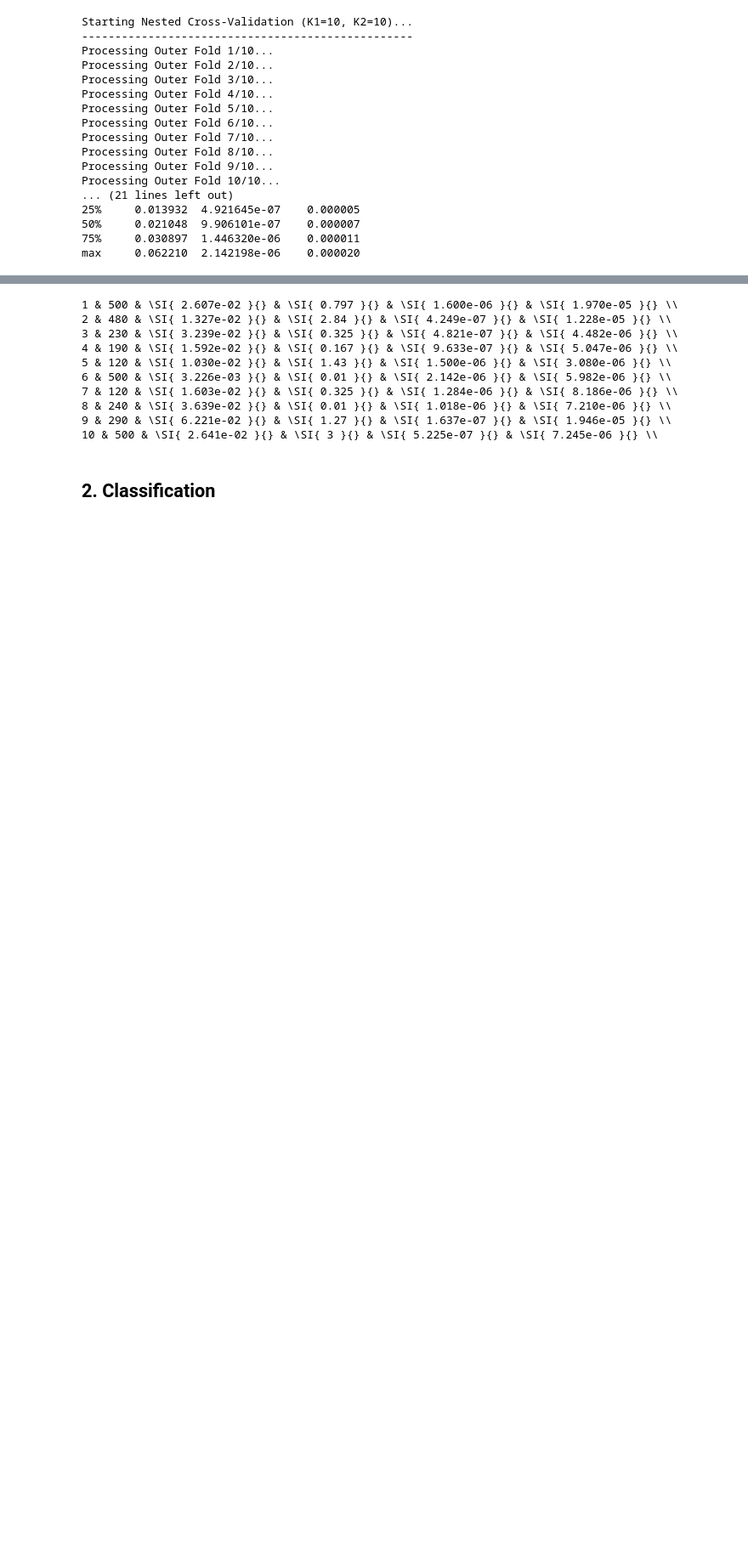
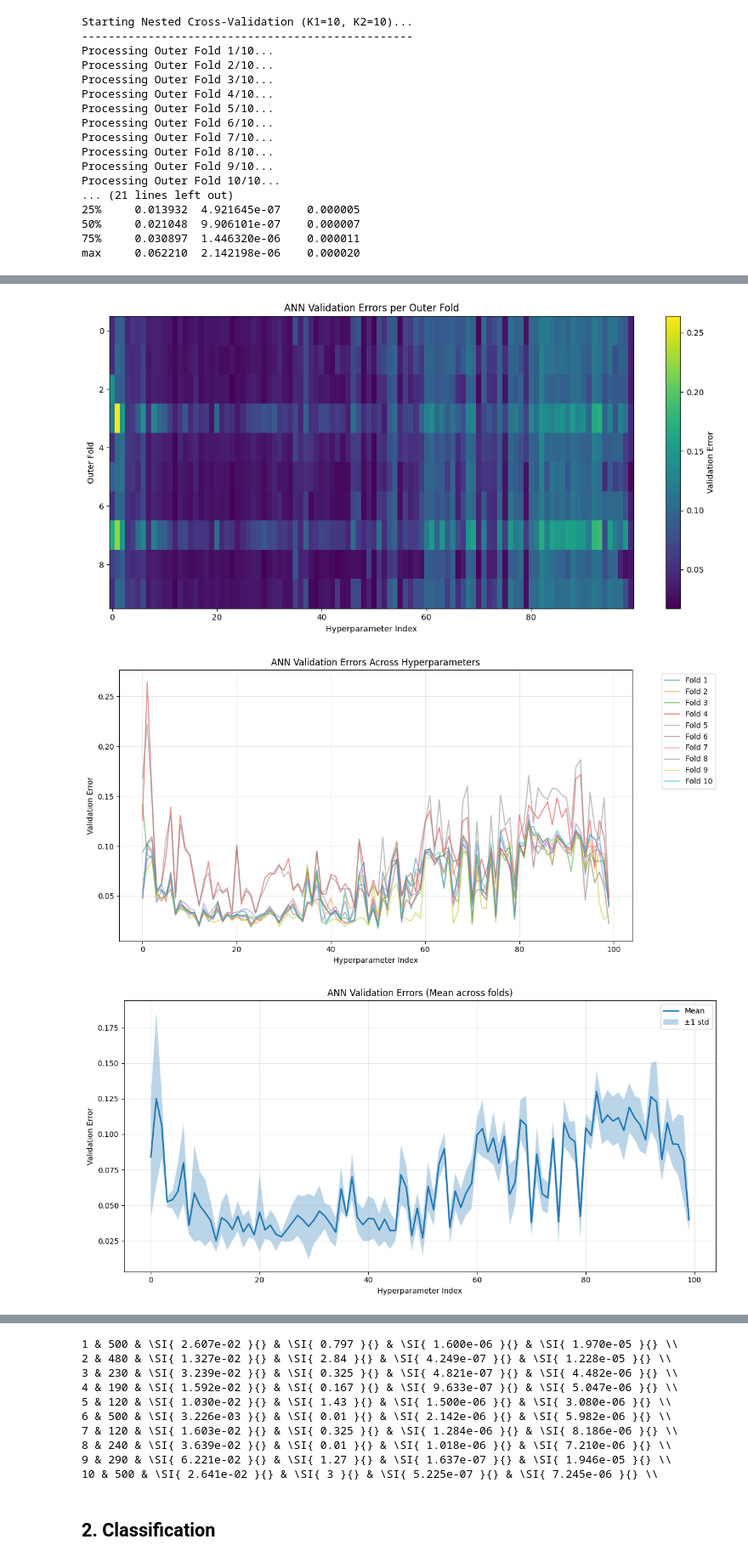
Before and after one commit to schependom/DTU_machine-learning-projects, a Jupyter notebook: Project 2/src/main.ipynb, the cells around one changed output, grey strips where cells are left out. Shown at 85% size. Saved outputs shown, nothing was run; the diff lists cells and outputs as text; code cells hidden in the pictures; blank space fills up the shorter version.

```diff
--- a/Project 2/src/main.ipynb
+++ b/Project 2/src/main.ipynb
@@ -394,0 +455,6 @@ max     0.062210  2.142198e-06    0.000020
+# %%
+# NEW
+# Open the npy and print in console
+# npy is inside figures folder
+open_the_npy = np.load('figures/ann_val_errors_per_outer_fold.npy')
+print(open_the_npy)
@@ -394,0 +479,44 @@ max     0.062210  2.142198e-06    0.000020
+# %%
+# Visualize the numpy array
+
+# Heatmap
+plt.figure(figsize=(12, 6))
+plt.imshow(open_the_npy, cmap='viridis', aspect='auto')
+plt.colorbar(label='Validation Error')
+plt.xlabel('Hyperparameter Index')
+plt.ylabel('Outer Fold')
+plt.title('ANN Validation Errors per Outer Fold')
+plt.tight_layout()
+plt.show()
+
+# Line plot
+plt.figure(figsize=(12, 6))
+for fold in range(10):
+    plt.plot(open_the_npy[fold, :], alpha=0.5, label=f'Fold {fold+1}')
+plt.xlabel('Hyperparameter Index')
+plt.ylabel('Validation Error')
+plt.title('ANN Validation Errors Across Hyperparameters')
+plt.legend(bbox_to_anchor=(1.05, 1), loc='upper left')
+plt.grid(True, alpha=0.3)
+plt.tight_layout()
+plt.show()
+
+# Mean + Std Dev plot (most useful one in our opinion)
+plt.figure(figsize=(12, 6))
+mean_errors = open_the_npy.mean(axis=0)
+std_errors = open_the_npy.std(axis=0)
+
+plt.plot(mean_errors, linewidth=2, label='Mean')
+plt.fill_between(range(100), mean_errors - std_errors, mean_errors + std_errors,
+                 alpha=0.3, label='±1 std')
+plt.xlabel('Hyperparameter Index')
+plt.ylabel('Validation Error')
+plt.title('ANN Validation Errors (Mean across folds)')
+plt.legend()
+plt.grid(True, alpha=0.3)
+plt.tight_layout()
+plt.show()
+# %% [output]
+[figure, added]
+[figure, added]
+[figure, added]
```
Also changed, not shown: parts of 10 cells of this notebook, 14 other files.
